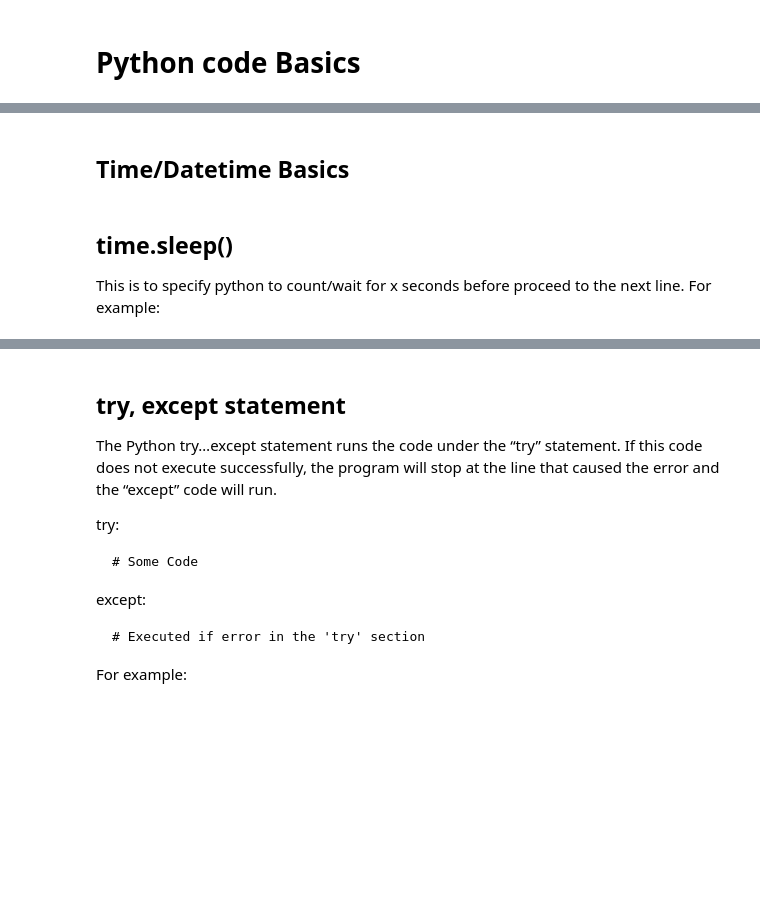
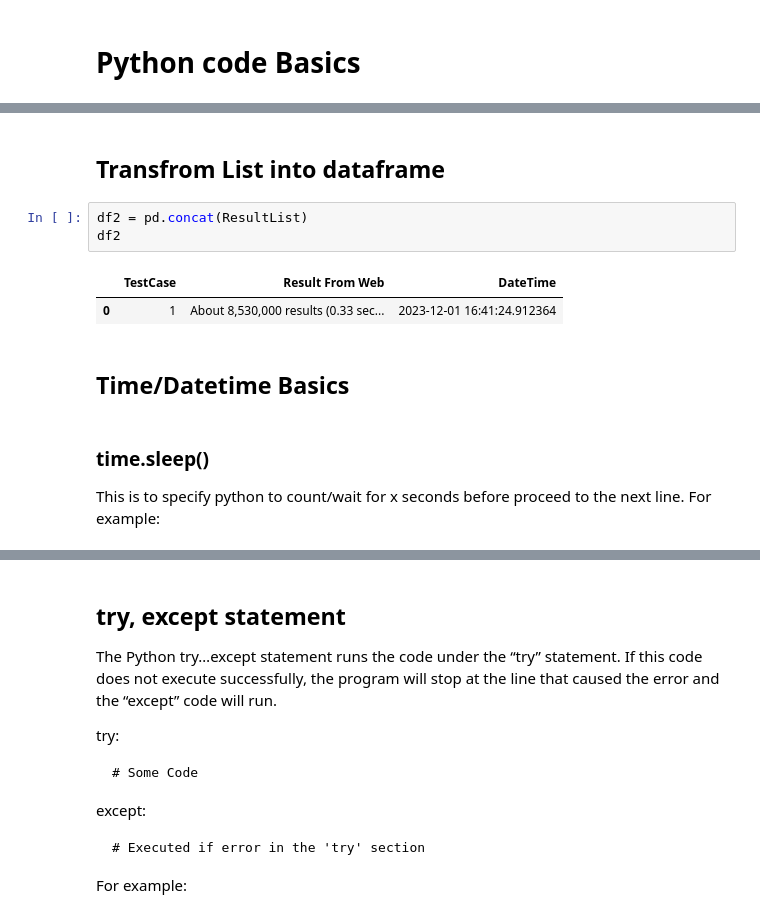
Before and after one commit to cjyi31/Selenium-Projects, a Jupyter notebook: 00 Selenium & Python Basics Training Codes.ipynb, the cells around one changed output, grey strips where cells are left out. Drawn from its saved outputs; the diff is of its cells as text; blank space fills up the shorter version.

```diff
--- a/00 Selenium & Python Basics Training Codes.ipynb
+++ b/00 Selenium & Python Basics Training Codes.ipynb
@@ -108,7 +204,15 @@ browser.quit()
+# %% [markdown]
+## Transfrom List into dataframe
+# %%
+df2 = pd.concat(ResultList)
+df2
+# %% [output]
+|  | TestCase | Result From Web | DateTime |
+| 0 | 1 | About 8,530,000 results (0.33 sec... | 2023-12-01 16:41:24.912364 |
 # %% [markdown]
 ## Time/Datetime Basics
 # %% [markdown]
-## time.sleep()
+### time.sleep()
 This is to specify python to count/wait for x seconds before proceed to the next line. For example:
 # %%
 import time
```
Also changed, not shown: parts of 46 cells of this notebook.
